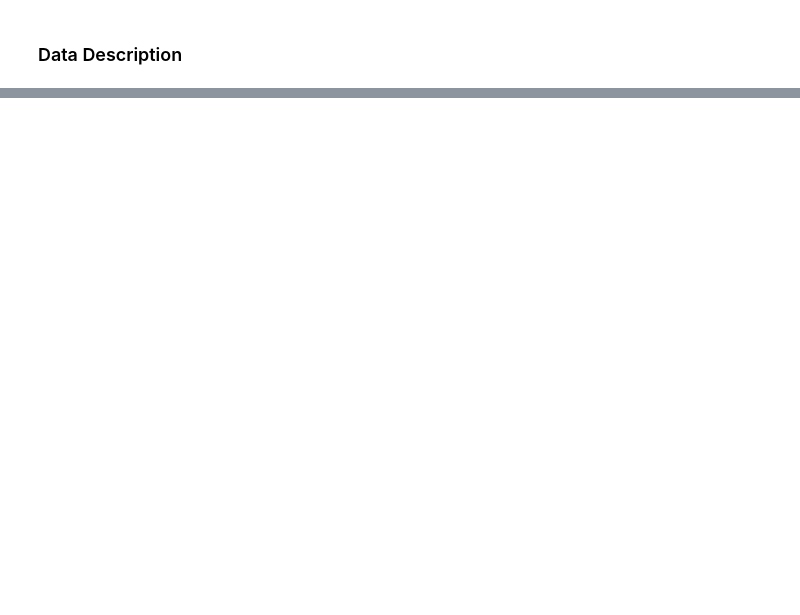
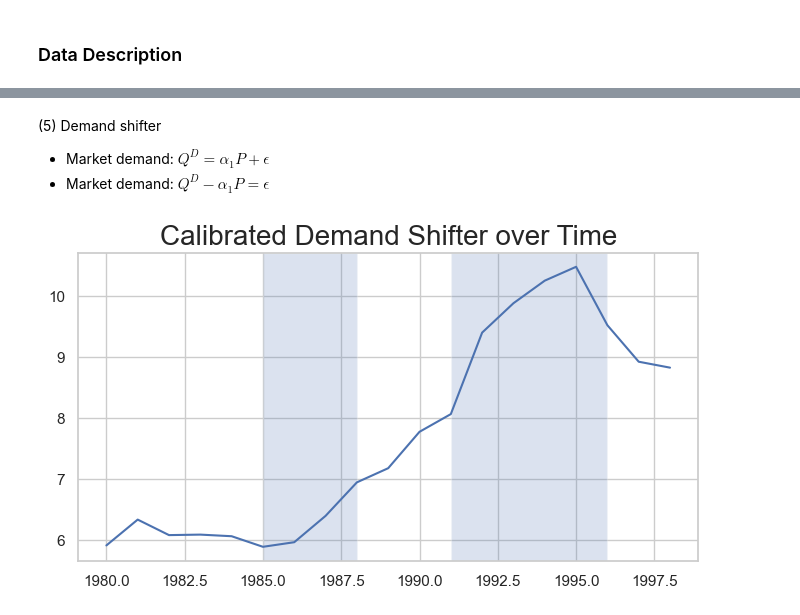
Before and after one commit to rawatpranjal/structural-economics, a Jupyter notebook: industrial-organization/5_collusion/collusion_vitamins.ipynb, the cells around one changed output, grey strips where cells are left out. Cells and saved outputs as stored; diff of their text form; code cells hidden in the pictures; blank space fills up the shorter version.

```diff
--- a/industrial-organization/5_collusion/collusion_vitamins.ipynb
+++ b/industrial-organization/5_collusion/collusion_vitamins.ipynb
@@ -56,0 +99,14 @@ plt.show()
+# %% [markdown]
+(5) Demand shifter
+
+- Market demand: $Q^D = \alpha_1 P + \epsilon$
+- Market demand: $Q^D - \alpha_1 P = \epsilon$
+# %%
+df['eps'] = df.Q - alpha * df.P
+plt.plot(df.year,df.eps, label = ['Demand Shifter'])
+plt.axvspan(1985, 1988, alpha=0.2)
+plt.axvspan(1991, 1996, alpha=0.2)
+plt.title('Calibrated Demand Shifter over Time')
+plt.show()
+# %% [output]
+[figure, added]
```
Also changed, not shown: parts of 29 cells of this notebook.
